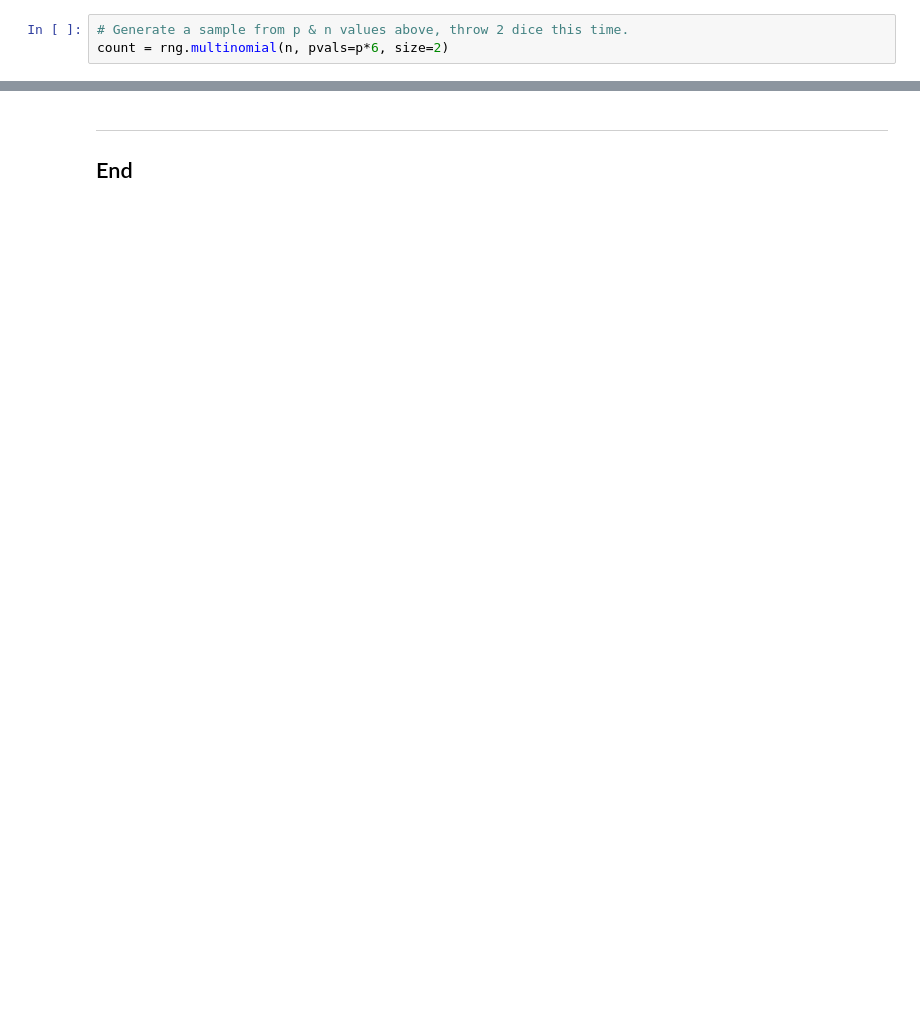
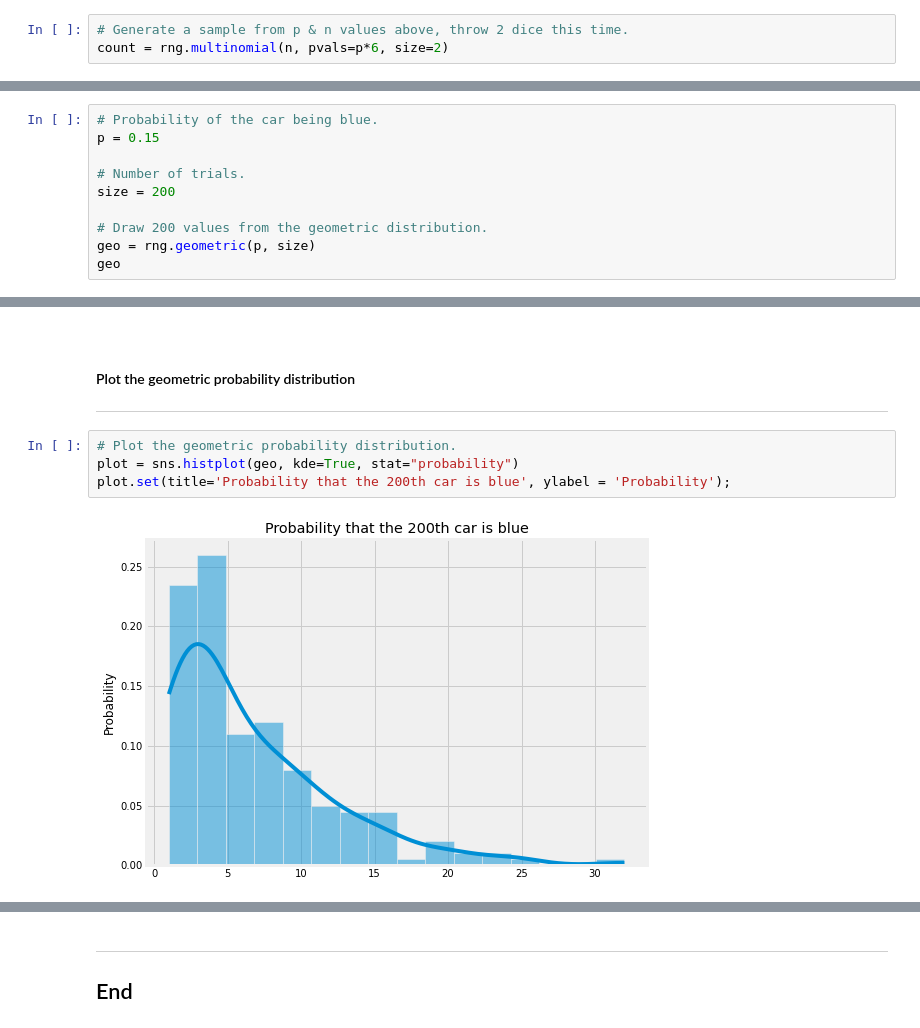
Before and after one commit to Izardo/Numpy-Random-Assignment, a Jupyter notebook: numpy-random.ipynb, the cells around one changed output, grey strips where cells are left out. Cells and saved outputs as stored; diff of their text form; blank space fills up the shorter version.

Commit message:
Added section on geometric distribution

```diff
--- a/numpy-random.ipynb
+++ b/numpy-random.ipynb
@@ -1023,0 +1069,10 @@ plt.legend(faces, title="Faces")
+# %%
+# Probability of the car being blue.
+p = 0.15
+
+# Number of trials.
+size = 200
+
+# Draw 200 values from the geometric distribution.
+geo = rng.geometric(p, size)
+geo
@@ -1024,3 +1101,14 @@ plt.legend(faces, title="Faces")
+# %% [markdown]
+<br>
+
+#### Plot the geometric probability distribution
+***
+# %%
+# Plot the geometric probability distribution.
+plot = sns.histplot(geo, kde=True, stat="probability")
+plot.set(title='Probability that the 200th car is blue', ylabel = 'Probability');
+# %% [output]
+[figure, added]
 # %% [markdown]
 <br>
 
```
Also changed, not shown: parts of 43 cells of this notebook.
